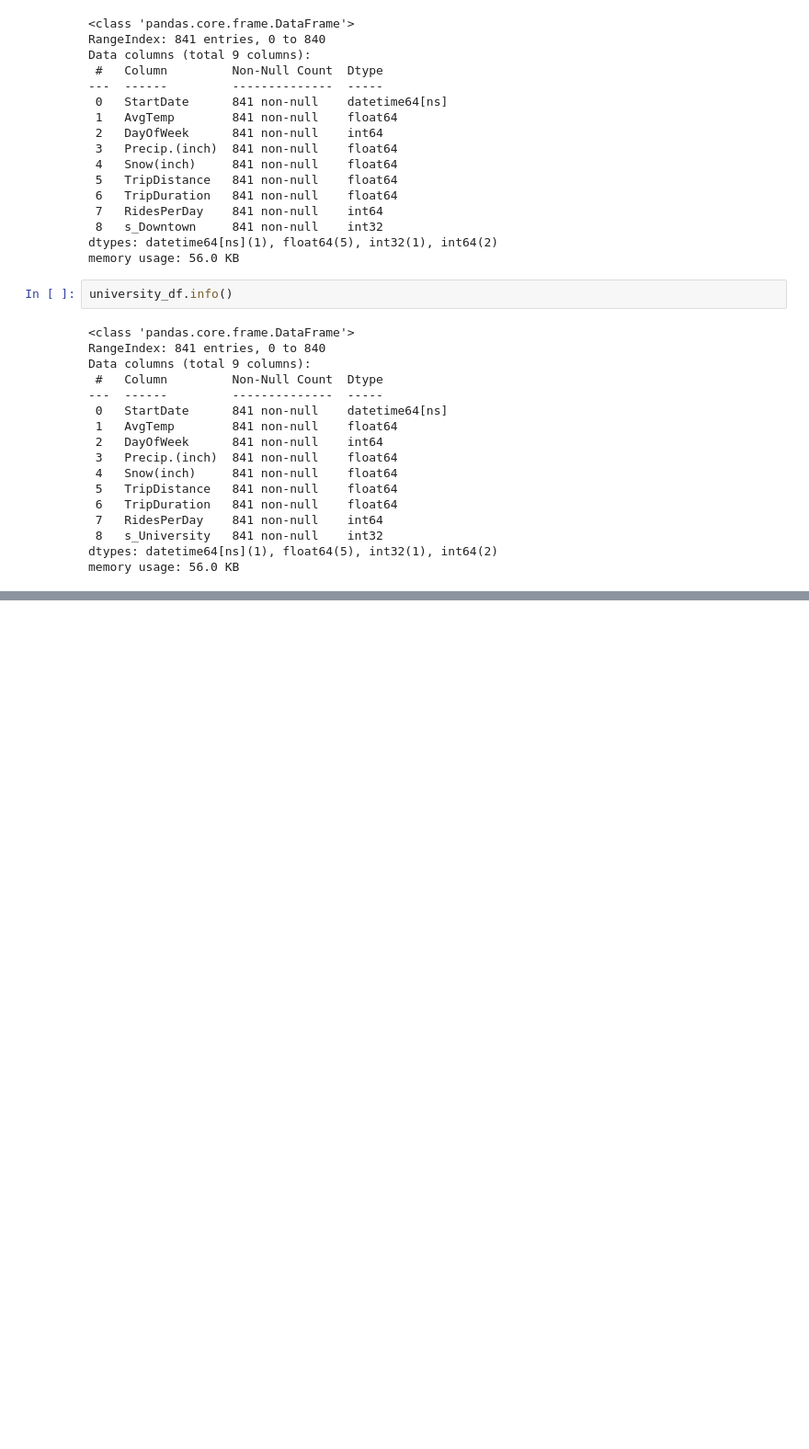
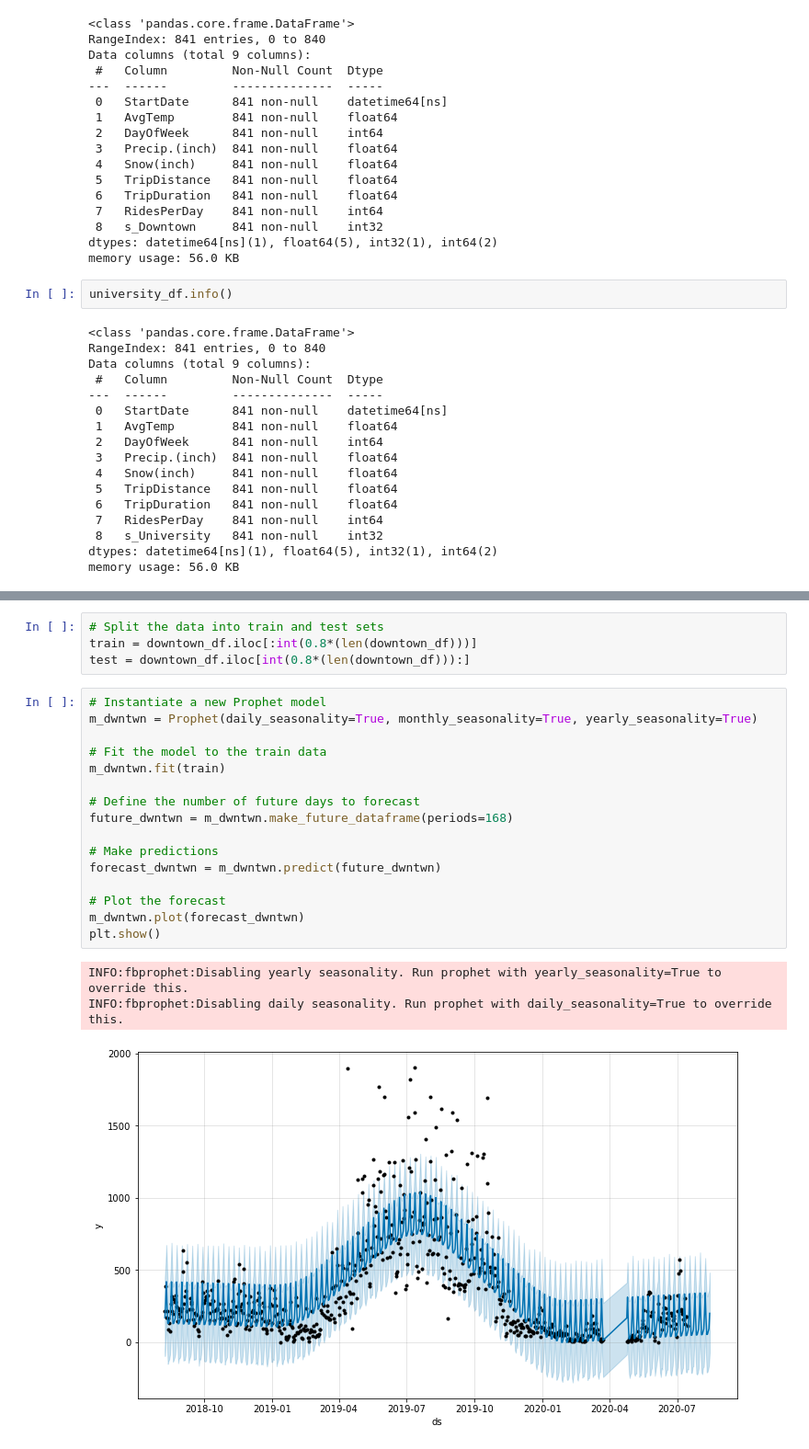
Before and after one commit to abhiram540/Time-Series-Analysis-of-Louisville-Dockless-eVehicles-dataset, a Jupyter notebook: TimeSeriesAnalysis.ipynb, the cells around one changed output, grey strips where cells are left out. Shown at 92% size. Cells and saved outputs as stored; diff of their text form; blank space fills up the shorter version.

Commit message:
FB Prophet forecast for Downtown rides

```diff
--- a/TimeSeriesAnalysis.ipynb
+++ b/TimeSeriesAnalysis.ipynb
@@ -413,0 +387,24 @@ KeyError: 'metric_file'
+# %%
+# Split the data into train and test sets
+train = downtown_df.iloc[:int(0.8*(len(downtown_df)))]
+test = downtown_df.iloc[int(0.8*(len(downtown_df))):]
+# %%
+# Instantiate a new Prophet model
+m_dwntwn = Prophet(daily_seasonality=True, monthly_seasonality=True, yearly_seasonality=True)
+
+# Fit the model to the train data
+m_dwntwn.fit(train)
+
+# Define the number of future days to forecast
+future_dwntwn = m_dwntwn.make_future_dataframe(periods=168)
+
+# Make predictions
+forecast_dwntwn = m_dwntwn.predict(future_dwntwn)
+
+# Plot the forecast
+m_dwntwn.plot(forecast_dwntwn)
+plt.show()
+# %% [output]
+INFO:fbprophet:Disabling yearly seasonality. Run prophet with yearly_seasonality=True to override this.
+INFO:fbprophet:Disabling daily seasonality. Run prophet with daily_seasonality=True to override this.
+[figure, added]
```
Also changed, not shown: parts of 16 cells of this notebook.
